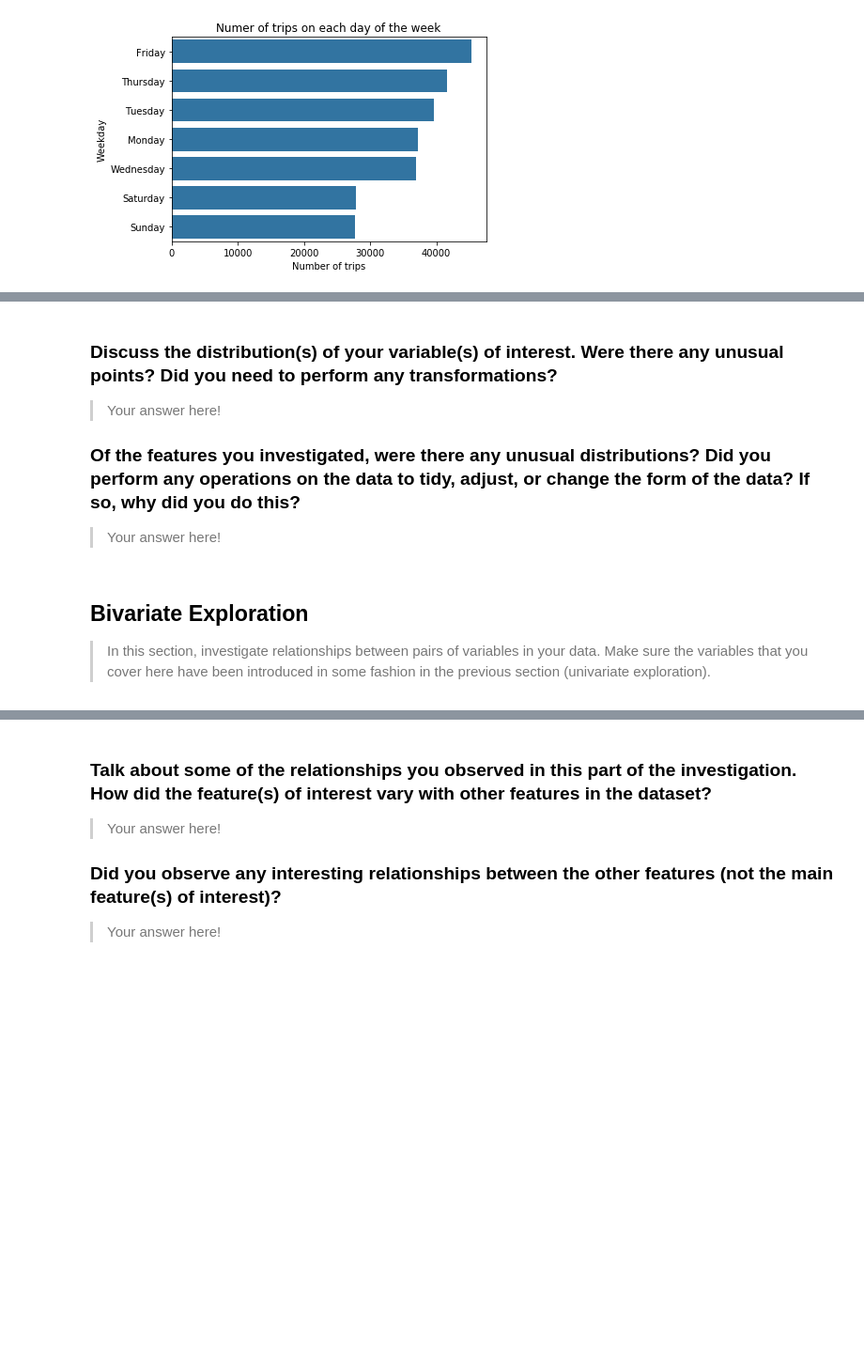
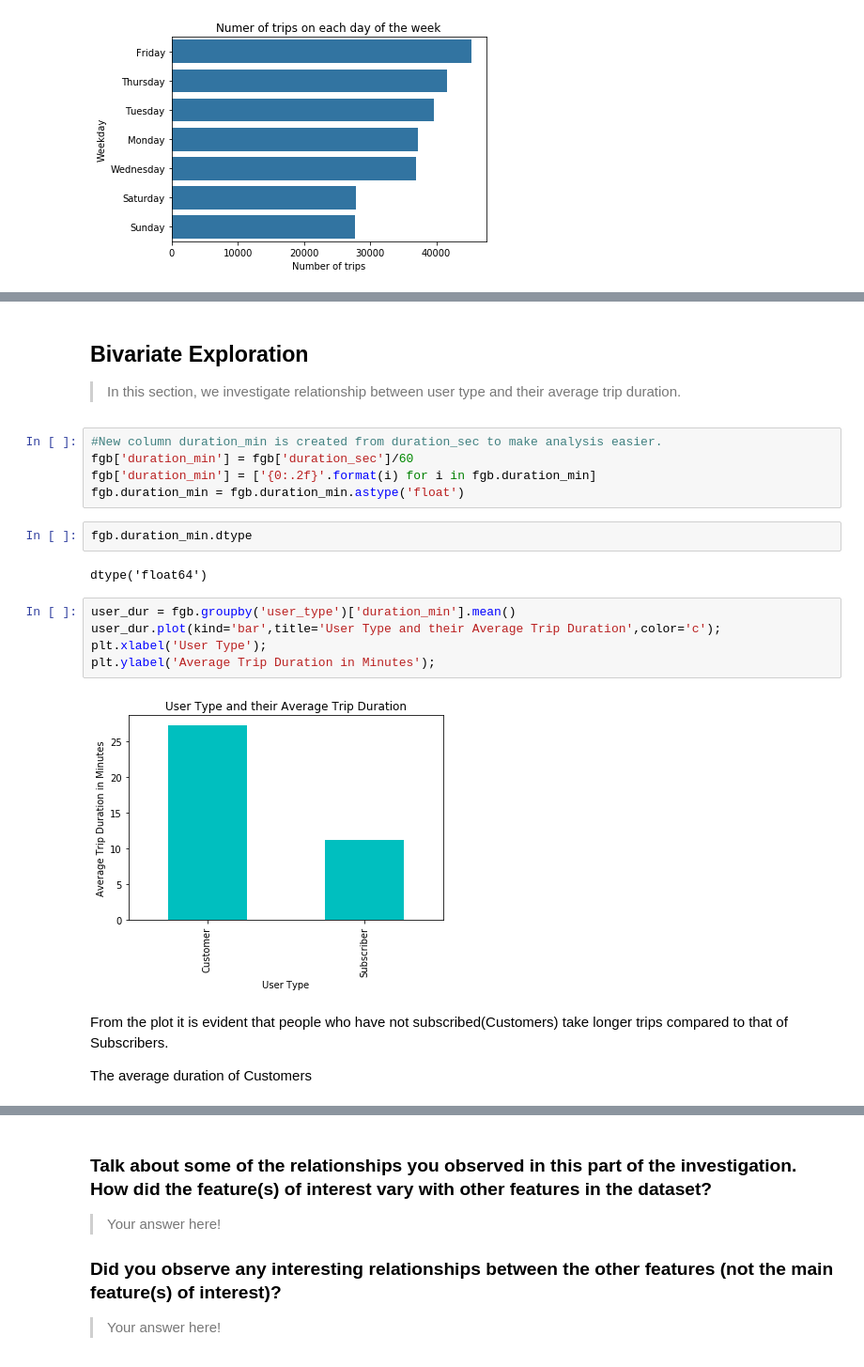
Before and after one commit to akshaybogar/FordGoBike, a Jupyter notebook: fordgobike.ipynb, the cells around one changed output, grey strips where cells are left out. Shown: that part at 94% size. Drawn from its saved outputs; the diff is of its cells as text; blank space fills up the shorter version.

Commit message:
User_type vs Average trip duration plotted

```diff
--- a/fordgobike.ipynb
+++ b/fordgobike.ipynb
@@ -108,14 +104,24 @@ you plan on investigating next.
-# %% [markdown]
-### Discuss the distribution(s) of your variable(s) of interest. Were there any unusual points? Did you need to perform any transformations?
-
-> Your answer here!
-
-### Of the features you investigated, were there any unusual distributions? Did you perform any operations on the data to tidy, adjust, or change the form of the data? If so, why did you do this?
-
-> Your answer here!
-# %% [markdown]
-## Bivariate Exploration
-
-> In this section, investigate relationships between pairs of variables in your
-data. Make sure the variables that you cover here have been introduced in some
-fashion in the previous section (univariate exploration).
+# %% [markdown]
+## Bivariate Exploration
+
+> In this section, we investigate relationship between user type and their average trip duration.
+# %%
+#New column duration_min is created from duration_sec to make analysis easier.
+fgb['duration_min'] = fgb['duration_sec']/60
+fgb['duration_min'] = ['{0:.2f}'.format(i) for i in fgb.duration_min]
+fgb.duration_min = fgb.duration_min.astype('float')
+# %%
+fgb.duration_min.dtype
+# %% [output]
+dtype('float64')
+# %%
+user_dur = fgb.groupby('user_type')['duration_min'].mean()
+user_dur.plot(kind='bar',title='User Type and their Average Trip Duration',color='c');
+plt.xlabel('User Type');
+plt.ylabel('Average Trip Duration in Minutes');
+# %% [output]
+[figure, added]
+# %% [markdown]
+From the plot it is evident that people who have not subscribed(Customers) take longer trips compared to that of Subscribers.
+
+The average duration of Customers
```
Also changed, not shown: parts of 3 cells of this notebook.
